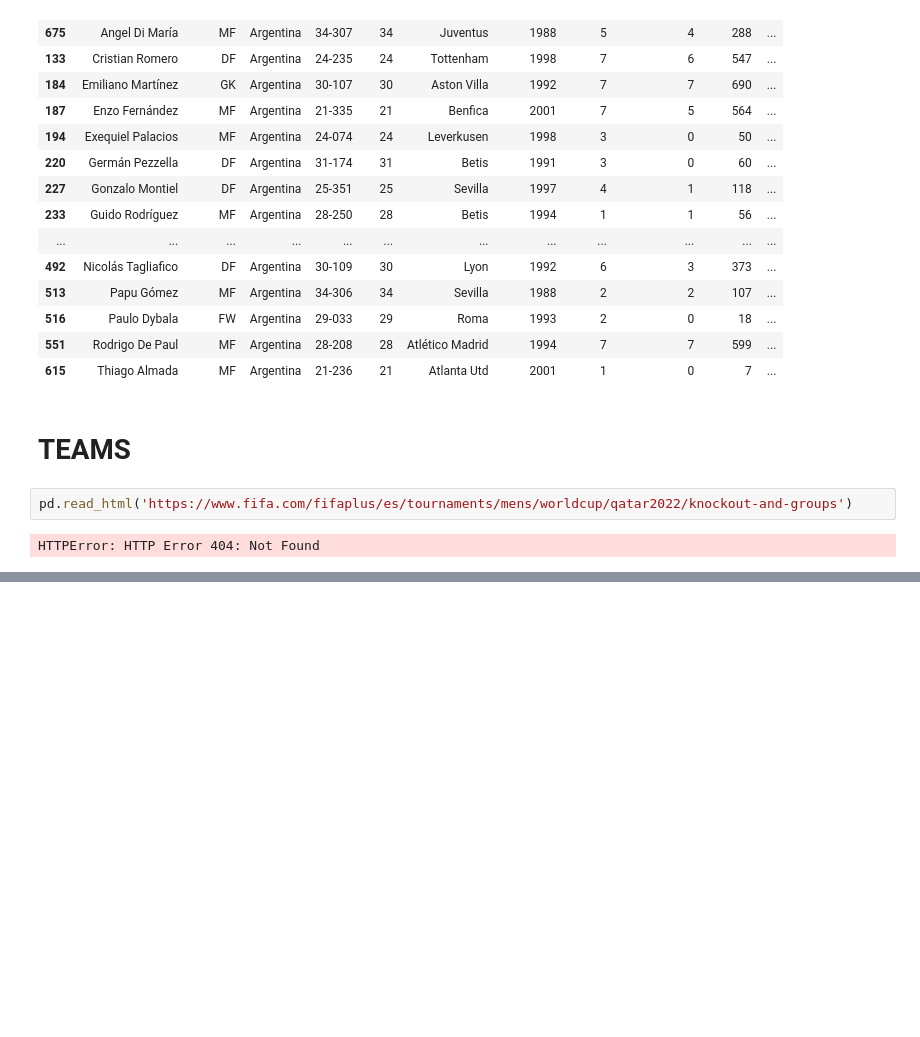
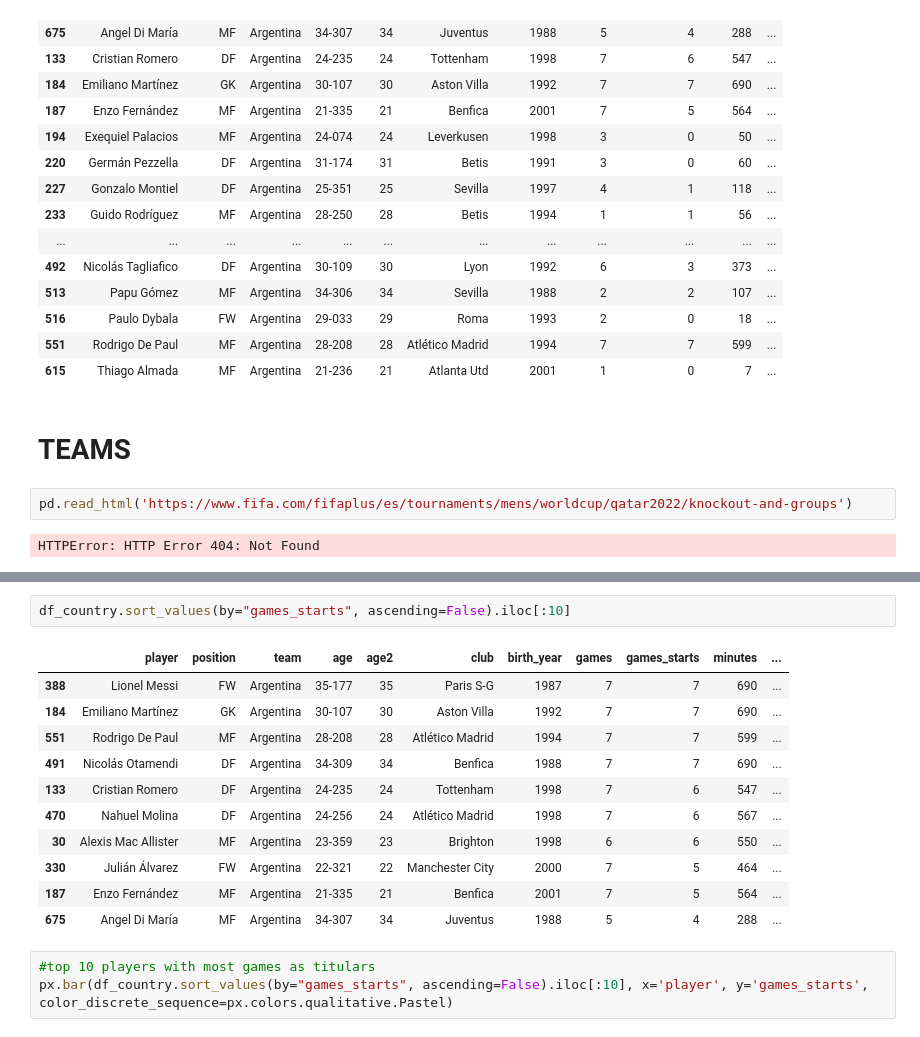
Before and after one commit to lromeror/Group_Slytheryn, a Jupyter notebook: DASHBOARD/assets/datas/FIFA_WORLD_CUP2022.ipynb, the cells around one changed output, grey strips where cells are left out. Cells and saved outputs as stored; diff of their text form; blank space fills up the shorter version.

```diff
--- a/DASHBOARD/assets/datas/FIFA_WORLD_CUP2022.ipynb
+++ b/DASHBOARD/assets/datas/FIFA_WORLD_CUP2022.ipynb
@@ -146,0 +383,17 @@ HTTPError: HTTP Error 404: Not Found
+# %%
+df_country.sort_values(by="games_starts", ascending=False).iloc[:10]
+# %% [output]
+|  | player | position | team | age | age2 | club | birth_year | games | games_starts | minutes | ... |
+| 388 | Lionel Messi | FW | Argentina | 35-177 | 35 | Paris S-G | 1987 | 7 | 7 | 690 | ... |
+| 184 | Emiliano Martínez | GK | Argentina | 30-107 | 30 | Aston Villa | 1992 | 7 | 7 | 690 | ... |
+| 551 | Rodrigo De Paul | MF | Argentina | 28-208 | 28 | Atlético Madrid | 1994 | 7 | 7 | 599 | ... |
+| 491 | Nicolás Otamendi | DF | Argentina | 34-309 | 34 | Benfica | 1988 | 7 | 7 | 690 | ... |
+| 133 | Cristian Romero | DF | Argentina | 24-235 | 24 | Tottenham | 1998 | 7 | 6 | 547 | ... |
+| 470 | Nahuel Molina | DF | Argentina | 24-256 | 24 | Atlético Madrid | 1998 | 7 | 6 | 567 | ... |
+| 30 | Alexis Mac Allister | MF | Argentina | 23-359 | 23 | Brighton | 1998 | 6 | 6 | 550 | ... |
+| 330 | Julián Álvarez | FW | Argentina | 22-321 | 22 | Manchester City | 2000 | 7 | 5 | 464 | ... |
+| 187 | Enzo Fernández | MF | Argentina | 21-335 | 21 | Benfica | 2001 | 7 | 5 | 564 | ... |
+| 675 | Angel Di María | MF | Argentina | 34-307 | 34 | Juventus | 1988 | 5 | 4 | 288 | ... |
+# %%
+#top 10 players with most games as titulars
+px.bar(df_country.sort_values(by="games_starts", ascending=False).iloc[:10], x='player', y='games_starts', color_discrete_sequence=px.colors.qualitative.Pastel)
```
Also changed, not shown: parts of 30 cells of this notebook.
